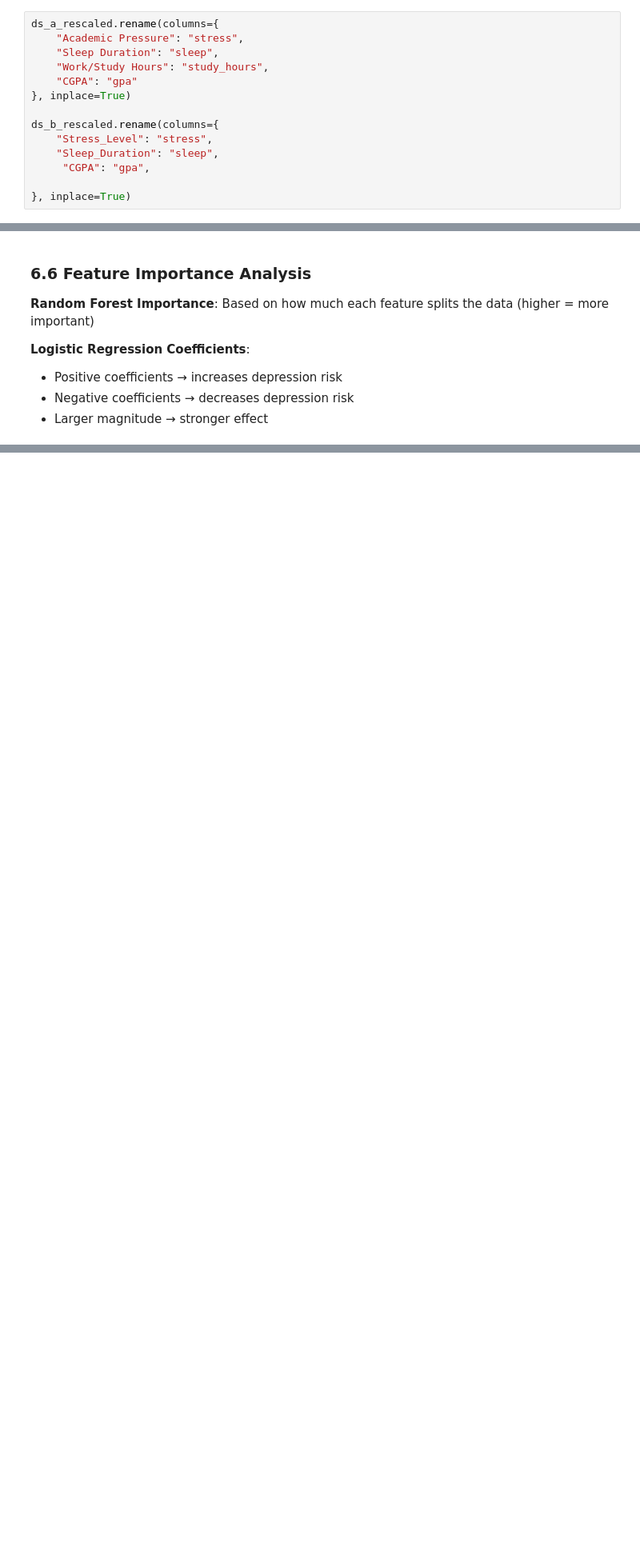
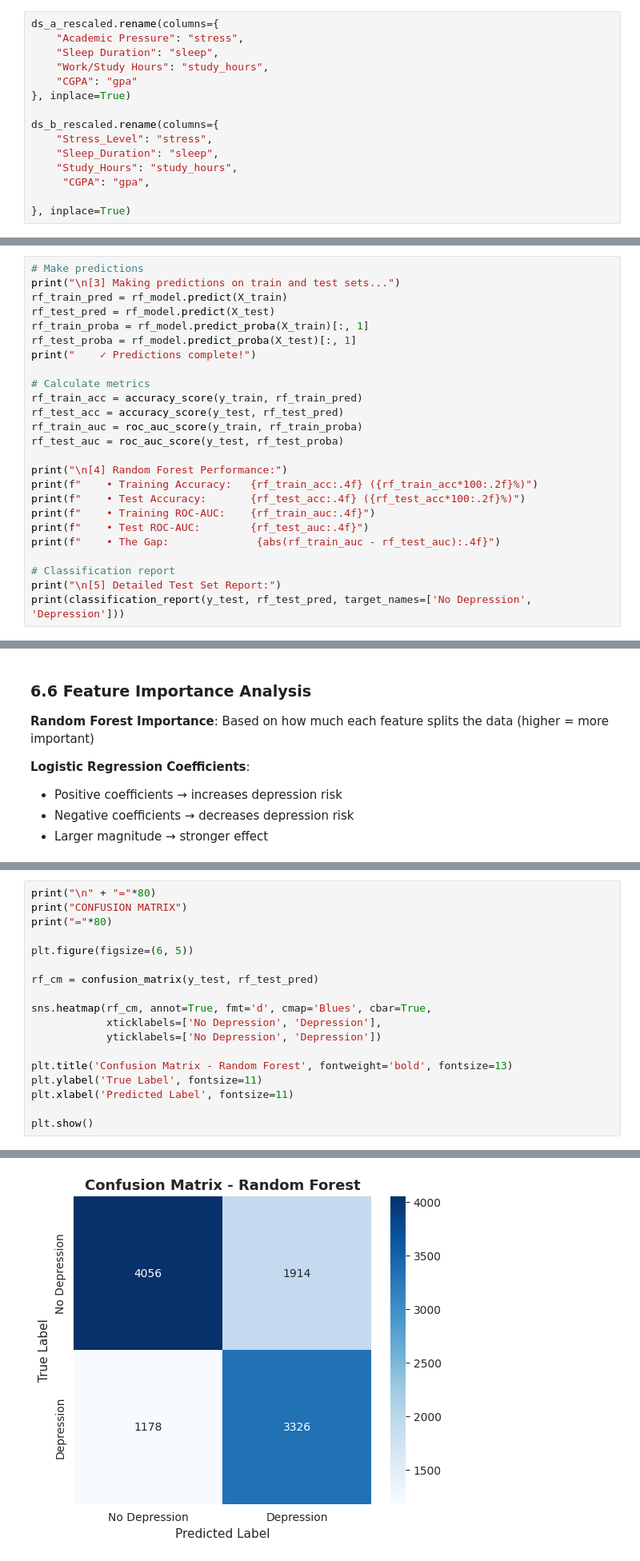
Before and after one commit to XyronTeam/ml-project, a Jupyter notebook: src/final_model.ipynb, the cells around one changed output, grey strips where cells are left out. Shown at 80% size. Drawn from its saved outputs; the diff is of its cells as text; blank space fills up the shorter version.

Commit message:
update final model

```diff
--- a/src/final_model.ipynb
+++ b/src/final_model.ipynb
@@ -310,6 +308,7 @@ ds_a_rescaled.rename(columns={
 ds_b_rescaled.rename(columns={
     "Stress_Level": "stress",
     "Sleep_Duration": "sleep",
+    "Study_Hours": "study_hours",
      "CGPA": "gpa",
 
 }, inplace=True)
@@ -504,0 +608,25 @@ Fitting 5 folds for each of 48 candidates, totalling 240 fits
+# %%
+# Make predictions
+print("\n[3] Making predictions on train and test sets...")
+rf_train_pred = rf_model.predict(X_train)
+rf_test_pred = rf_model.predict(X_test)
+rf_train_proba = rf_model.predict_proba(X_train)[:, 1]
+rf_test_proba = rf_model.predict_proba(X_test)[:, 1]
+print("    ✓ Predictions complete!")
+
+# Calculate metrics
+rf_train_acc = accuracy_score(y_train, rf_train_pred)
+rf_test_acc = accuracy_score(y_test, rf_test_pred)
+rf_train_auc = roc_auc_score(y_train, rf_train_proba)
+rf_test_auc = roc_auc_score(y_test, rf_test_proba)
+
+print("\n[4] Random Forest Performance:")
+print(f"    • Training Accuracy:   {rf_train_acc:.4f} ({rf_train_acc*100:.2f}%)")
+print(f"    • Test Accuracy:       {rf_test_acc:.4f} ({rf_test_acc*100:.2f}%)")
+print(f"    • Training ROC-AUC:    {rf_train_auc:.4f}")
+print(f"    • Test ROC-AUC:        {rf_test_auc:.4f}")
+print(f"    • The Gap:              {abs(rf_train_auc - rf_test_auc):.4f}")
+
+# Classification report
+print("\n[5] Detailed Test Set Report:")
+print(classification_report(y_test, rf_test_pred, target_names=['No Depression', 'Depression']))
@@ -605,0 +850,19 @@ print("      Negative coefficient = decreases depression risk")
+# %%
+print("\n" + "="*80)
+print("CONFUSION MATRIX")
+print("="*80)
+
+plt.figure(figsize=(6, 5))
+
+rf_cm = confusion_matrix(y_test, rf_test_pred)
+
+sns.heatmap(rf_cm, annot=True, fmt='d', cmap='Blues', cbar=True,
+            xticklabels=['No Depression', 'Depression'],
+            yticklabels=['No Depression', 'Depression'])
+
+plt.title('Confusion Matrix - Random Forest', fontweight='bold', fontsize=13)
+plt.ylabel('True Label', fontsize=11)
+plt.xlabel('Predicted Label', fontsize=11)
+
+plt.show()
+# %% [output]
@@ -605,0 +872 @@ print("      Negative coefficient = decreases depression risk")
+[figure, added]
```
Also changed, not shown: parts of 25 cells of this notebook.
